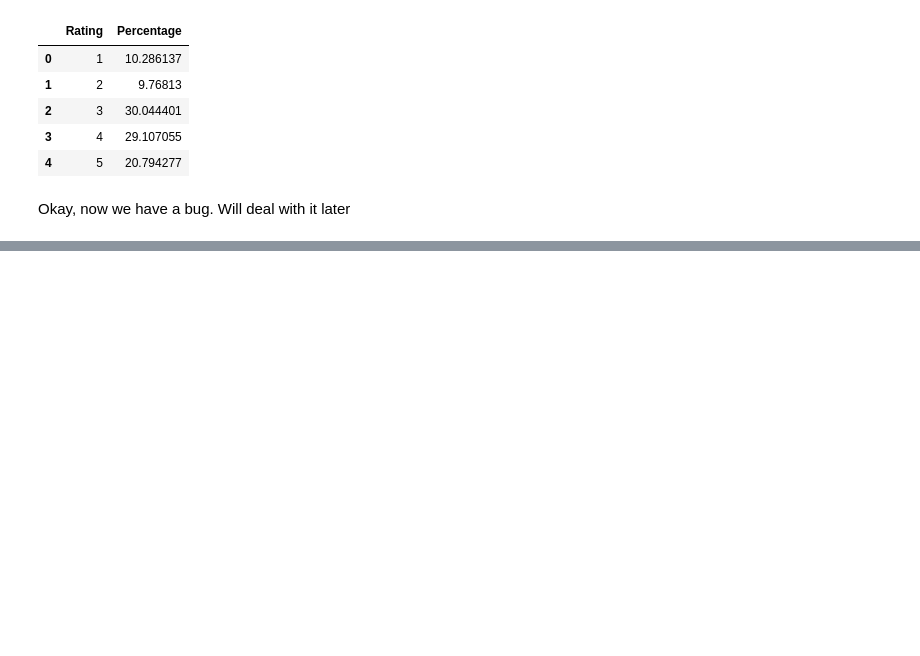
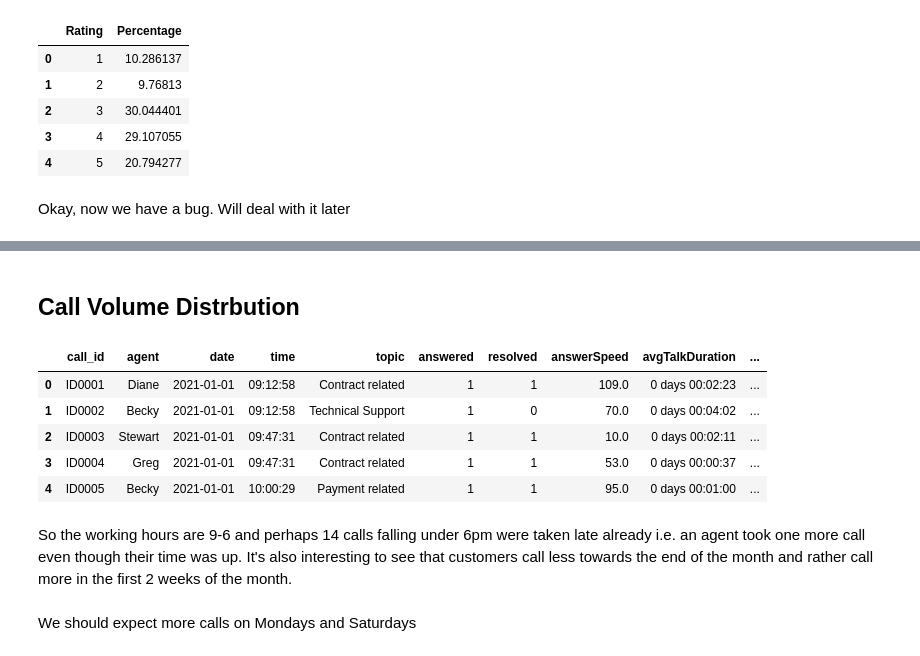
Before and after one commit to IvanMahlelebe/pwc-swiss, a Jupyter notebook: Exploratory Analysis.ipynb, the cells around one changed output, grey strips where cells are left out. Saved outputs shown, nothing was run; the diff lists cells and outputs as text; code cells hidden in the pictures; blank space fills up the shorter version.

```diff
--- a/Exploratory Analysis.ipynb
+++ b/Exploratory Analysis.ipynb
@@ -425,0 +440,16 @@ Okay, now we have a bug. Will deal with it later
+# %%
+df["avgTalkDuration"] = pd.to_timedelta(df["avgTalkDuration"].astype(str))
+
+dailyMinutesPerTopic = (
+    df.groupby(["date", "topic"])["avgTalkDuration"]
+    .sum()
+    .reset_index()
+    .sort_values(by=["date", "topic"])
+)
+
+dailyMinutesPerTopic["avgTalkMinutes"] = (
+    (dailyMinutesPerTopic["avgTalkDuration"].dt.total_seconds() / 60).round(2)
+)
+dailyMinutesPerTopic.drop(columns=["avgTalkDuration"], inplace=True)
+
+dailyMinutesPerTopic.head()
@@ -425,0 +484,13 @@ Okay, now we have a bug. Will deal with it later
+# %% [markdown]
+## Call Volume Distrbution
+# %%
+df["hour"] = (df["time"].astype(str)).str[:2].astype(int)
+df["month"] = df["date"].dt.month_name()
+df.head()
+# %% [output]
+|  | call_id | agent | date | time | topic | answered | resolved | answerSpeed | avgTalkDuration | ... |
+| 0 | ID0001 | Diane | 2021-01-01 | 09:12:58 | Contract related | 1 | 1 | 109.0 | 0 days 00:02:23 | ... |
+| 1 | ID0002 | Becky | 2021-01-01 | 09:12:58 | Technical Support | 1 | 0 | 70.0 | 0 days 00:04:02 | ... |
+| 2 | ID0003 | Stewart | 2021-01-01 | 09:47:31 | Contract related | 1 | 1 | 10.0 | 0 days 00:02:11 | ... |
+| 3 | ID0004 | Greg | 2021-01-01 | 09:47:31 | Contract related | 1 | 1 | 53.0 | 0 days 00:00:37 | ... |
+| 4 | ID0005 | Becky | 2021-01-01 | 10:00:29 | Payment related | 1 | 1 | 95.0 | 0 days 00:01:00 | ... |
@@ -425,0 +546,3 @@ Okay, now we have a bug. Will deal with it later
+# %% [markdown]
+So the working hours are 9-6 and perhaps 14 calls falling under 6pm were taken late already i.e. an agent took one more call even though their time was up.
+It's also interesting to see that customers call less towards the end of the month and rather call more in the first 2 weeks of the month.
@@ -425,0 +552,2 @@ Okay, now we have a bug. Will deal with it later
+# %% [markdown]
+We should expect more calls on Mondays and Saturdays
```
Also changed, not shown: parts of 36 cells of this notebook, 1 other file.
